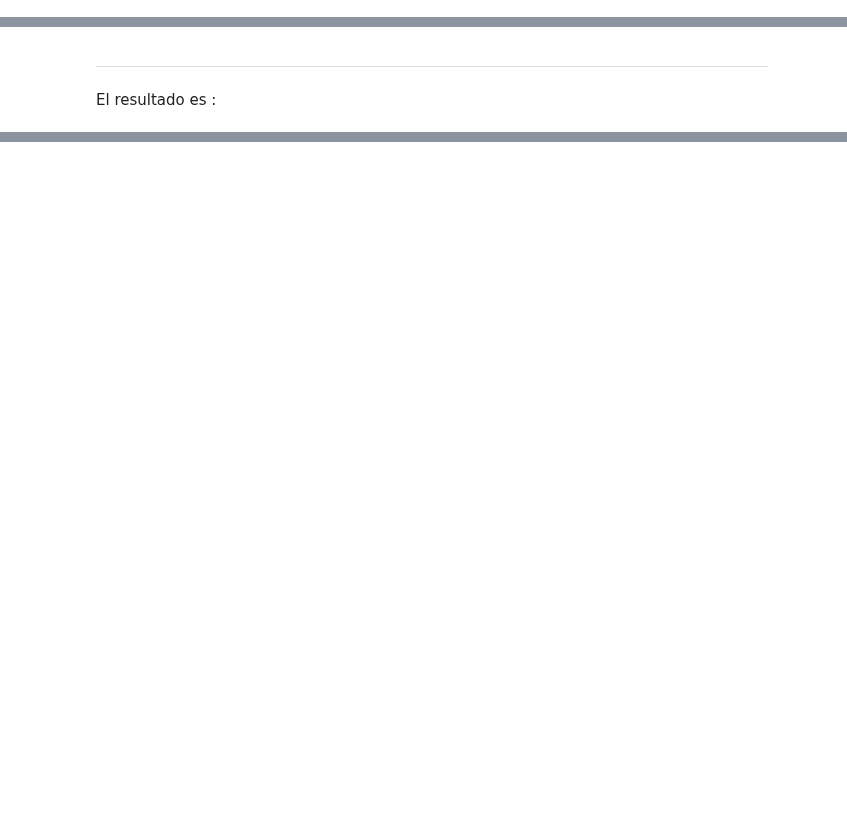
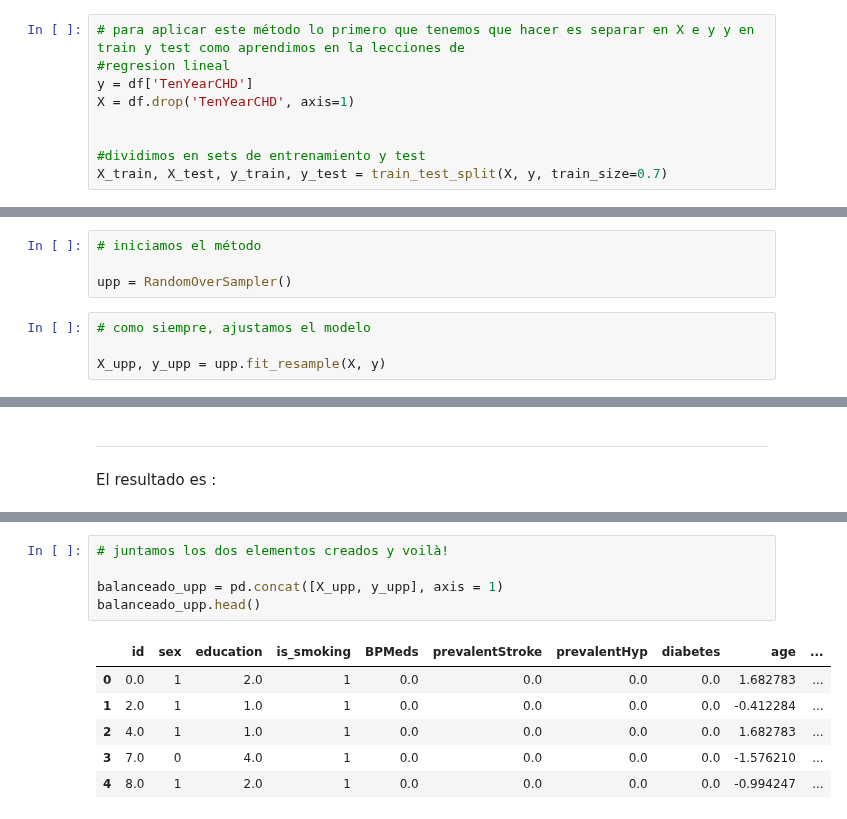
Before and after one commit to Adalab/DA-modulo-3-sprint-1-ana-anak, a Jupyter notebook: regresion-logistica/02-RLOG_Preprocesado.ipynb, the cells around one changed output, grey strips where cells are left out. Saved outputs shown, nothing was run; the diff lists cells and outputs as text; blank space fills up the shorter version.

```diff
--- a/regresion-logistica/02-RLOG_Preprocesado.ipynb
+++ b/regresion-logistica/02-RLOG_Preprocesado.ipynb
@@ -281,0 +246,9 @@ balanceado["survived"].value_counts()
+# %%
+# para aplicar este método lo primero que tenemos que hacer es separar en X e y y en train y test como aprendimos en la lecciones de
+#regresion lineal
+y = df['TenYearCHD']
+X = df.drop('TenYearCHD', axis=1)
+
+
+#dividimos en sets de entrenamiento y test
+X_train, X_test, y_train, y_test = train_test_split(X, y, train_size=0.7)
@@ -308,0 +310,8 @@ balanceado2["survived"].value_counts()
+# %%
+# iniciamos el método
+
+upp = RandomOverSampler()
+# %%
+# como siempre, ajustamos el modelo
+
+X_upp, y_upp = upp.fit_resample(X, y)
@@ -311,0 +343,12 @@ El resultado es :
+# %%
+# juntamos los dos elementos creados y voilà!
+
+balanceado_upp = pd.concat([X_upp, y_upp], axis = 1)
+balanceado_upp.head()
+# %% [output]
+|  | id | sex | education | is_smoking | BPMeds | prevalentStroke | prevalentHyp | diabetes | age | ... |
+| 0 | 0.0 | 1 | 2.0 | 1 | 0.0 | 0.0 | 0.0 | 0.0 | 1.682783 | ... |
+| 1 | 2.0 | 1 | 1.0 | 1 | 0.0 | 0.0 | 0.0 | 0.0 | -0.412284 | ... |
+| 2 | 4.0 | 1 | 1.0 | 1 | 0.0 | 0.0 | 0.0 | 0.0 | 1.682783 | ... |
+| 3 | 7.0 | 0 | 4.0 | 1 | 0.0 | 0.0 | 0.0 | 0.0 | -1.576210 | ... |
+| 4 | 8.0 | 1 | 2.0 | 1 | 0.0 | 0.0 | 0.0 | 0.0 | -0.994247 | ... |
```
Also changed, not shown: parts of 61 cells of this notebook, 2 other files.
